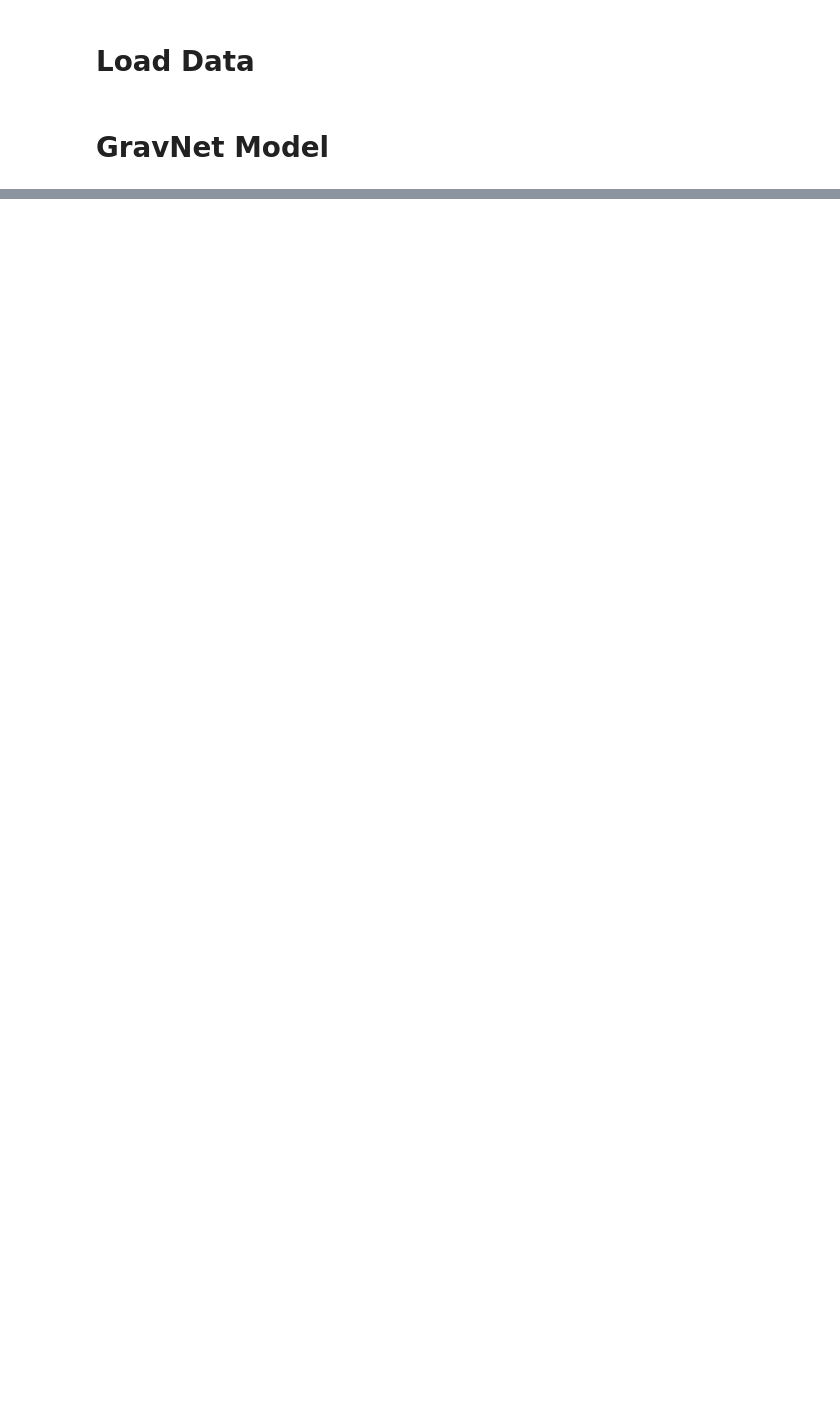
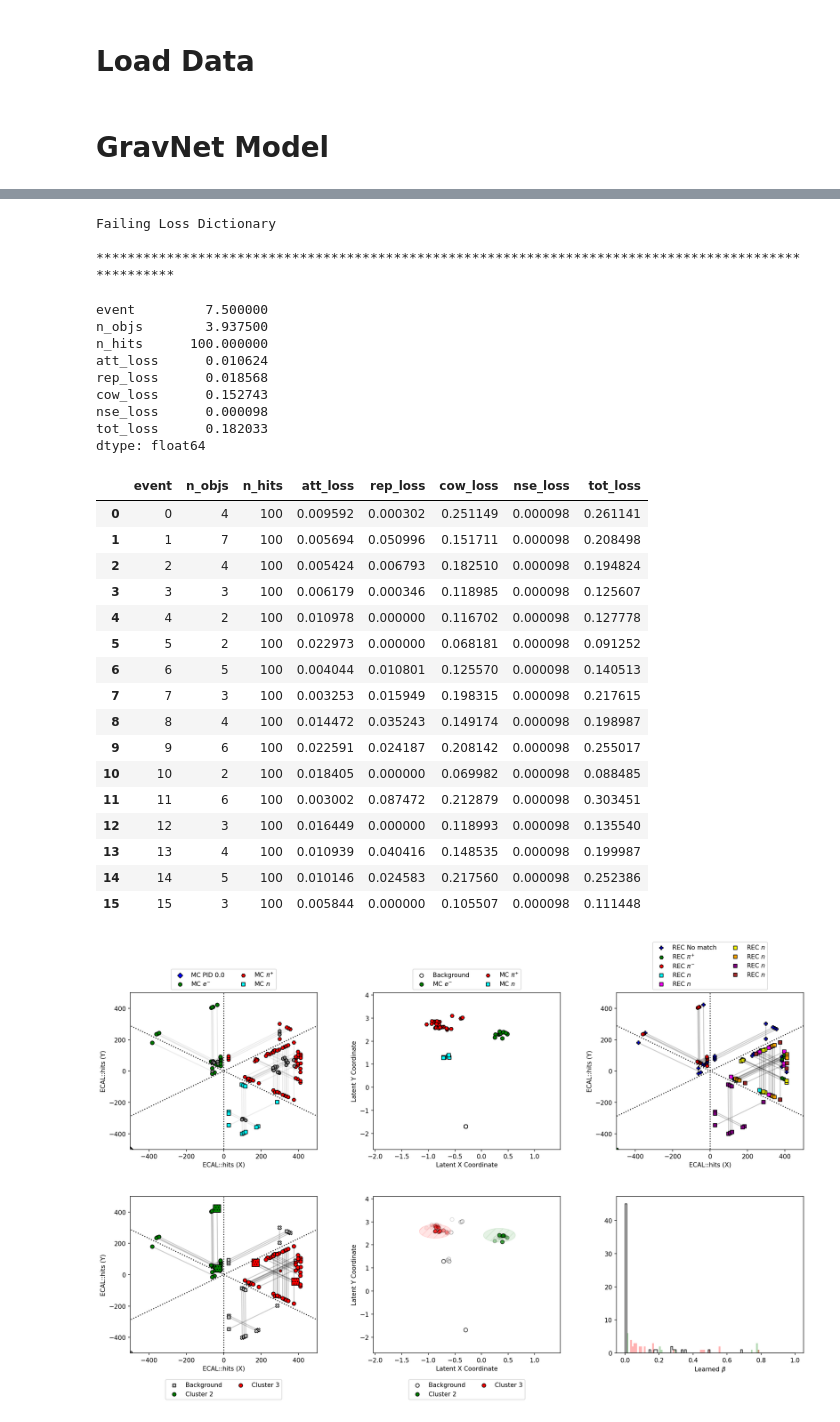
Before and after one commit to Gregtom3/neutneut, a Jupyter notebook: analysis/neutron_ml/test_v2_oc.ipynb, the cells around one changed output, grey strips where cells are left out. Cells and saved outputs as stored; diff of their text form; code cells hidden in the pictures; blank space fills up the shorter version.

Commit message:
Manual Training code changes

```diff
--- a/analysis/neutron_ml/test_v2_oc.ipynb
+++ b/analysis/neutron_ml/test_v2_oc.ipynb
@@ -163,17 +205,0 @@ Model saved at: ./out/09_18_2024_0022/trained_model
-# %%
-# Define the path to load the model from
-#model_load_path = f"{outdir}/trained_model"
-model_load_path = "./out/09_18_2024_0022/trained_model"
-# Load the model
-model = tf.keras.models.load_model(model_load_path, custom_objects={
-    'CustomLoss': CustomLoss,
-    'AttractiveLossMetric': AttractiveLossMetric,
-    'RepulsiveLossMetric': RepulsiveLossMetric,
-    'CowardLossMetric': CowardLossMetric,
-    'NoiseLossMetric': NoiseLossMetric
-})
-evaluator = Evaluator('../../projects/antarctica.09.17.2024.12.42/training/dataset_train.h5', Nevents=100)
-#evaluator = Evaluator('../../projects/rfeel.09.18.2024.10.51/training/dataset_train.h5', Nevents=100)
-evaluator.load_model(model)
-evaluator.predict()
-evaluator.cluster(0.2,0.42)
@@ -182,3 +205,0 @@ ValueError: Unable to restore custom object of type _tf_keras_metric. Please mak
-# %%
-plotter = ModelEcalPlotter(evaluator.get_event_dataframe())
-plotter.plot_all(tD=evaluator.tD)
@@ -210,4 +205,0 @@ evaluator.to_cluster_dataframe()
-# %%
-df = evaluator.dataframe.copy()
-df.rename(columns={'event': 'event_number',
-                   'unique_otid': 'otid'})
@@ -227,0 +283,18 @@ df.rename(columns={'event': 'event_number',
+# %%
+def plot(evaluator, ev):
+    df = evaluator.get_event_dataframe(ev)
+    #df = df[df.mc_pid==11]
+    plotter = ModelEcalPlotter(df,use_clas_calo_scale=True)
+    plotter.plot_all(tD=evaluator.tD)
+
+
+print("Working Loss Dictionary\n", "*" * 100)
+working_loss_df = working_eval.get_loss_df()
+display(working_loss_df.mean(), working_loss_df)
+plot(working_eval, 0)
+
+print("Failing Loss Dictionary\n", "*" * 100)
+failing_loss_df = failing_eval.get_loss_df()
+display(failing_loss_df.mean(), failing_loss_df)
+plot(failing_eval, 1)
+# %% [output]
@@ -227,0 +329,29 @@ df.rename(columns={'event': 'event_number',
+Failing Loss Dictionary
+ ****************************************************************************************************
+event         7.500000
+n_objs        3.937500
+n_hits      100.000000
+att_loss      0.010624
+rep_loss      0.018568
+cow_loss      0.152743
+nse_loss      0.000098
+tot_loss      0.182033
+dtype: float64
+|  | event | n_objs | n_hits | att_loss | rep_loss | cow_loss | nse_loss | tot_loss |
+| 0 | 0 | 4 | 100 | 0.009592 | 0.000302 | 0.251149 | 0.000098 | 0.261141 |
+| 1 | 1 | 7 | 100 | 0.005694 | 0.050996 | 0.151711 | 0.000098 | 0.208498 |
+| 2 | 2 | 4 | 100 | 0.005424 | 0.006793 | 0.182510 | 0.000098 | 0.194824 |
+| 3 | 3 | 3 | 100 | 0.006179 | 0.000346 | 0.118985 | 0.000098 | 0.125607 |
+| 4 | 4 | 2 | 100 | 0.010978 | 0.000000 | 0.116702 | 0.000098 | 0.127778 |
+| 5 | 5 | 2 | 100 | 0.022973 | 0.000000 | 0.068181 | 0.000098 | 0.091252 |
+| 6 | 6 | 5 | 100 | 0.004044 | 0.010801 | 0.125570 | 0.000098 | 0.140513 |
+| 7 | 7 | 3 | 100 | 0.003253 | 0.015949 | 0.198315 | 0.000098 | 0.217615 |
+| 8 | 8 | 4 | 100 | 0.014472 | 0.035243 | 0.149174 | 0.000098 | 0.198987 |
+| 9 | 9 | 6 | 100 | 0.022591 | 0.024187 | 0.208142 | 0.000098 | 0.255017 |
+| 10 | 10 | 2 | 100 | 0.018405 | 0.000000 | 0.069982 | 0.000098 | 0.088485 |
+| 11 | 11 | 6 | 100 | 0.003002 | 0.087472 | 0.212879 | 0.000098 | 0.303451 |
+| 12 | 12 | 3 | 100 | 0.016449 | 0.000000 | 0.118993 | 0.000098 | 0.135540 |
+| 13 | 13 | 4 | 100 | 0.010939 | 0.040416 | 0.148535 | 0.000098 | 0.199987 |
+| 14 | 14 | 5 | 100 | 0.010146 | 0.024583 | 0.217560 | 0.000098 | 0.252386 |
+| 15 | 15 | 3 | 100 | 0.005844 | 0.000000 | 0.105507 | 0.000098 | 0.111448 |
+[figure, added]
```
Also changed, not shown: parts of 34 cells of this notebook.
